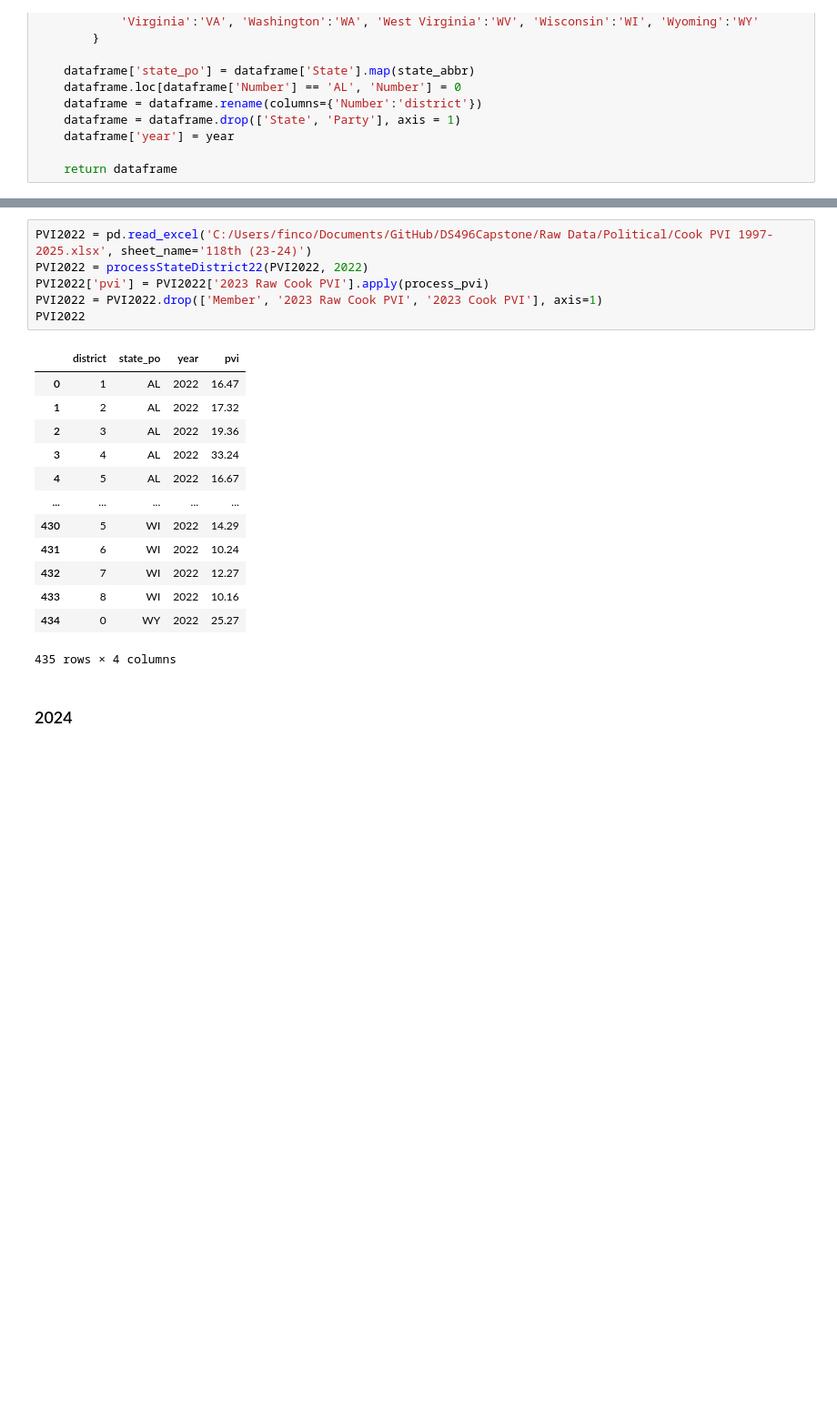
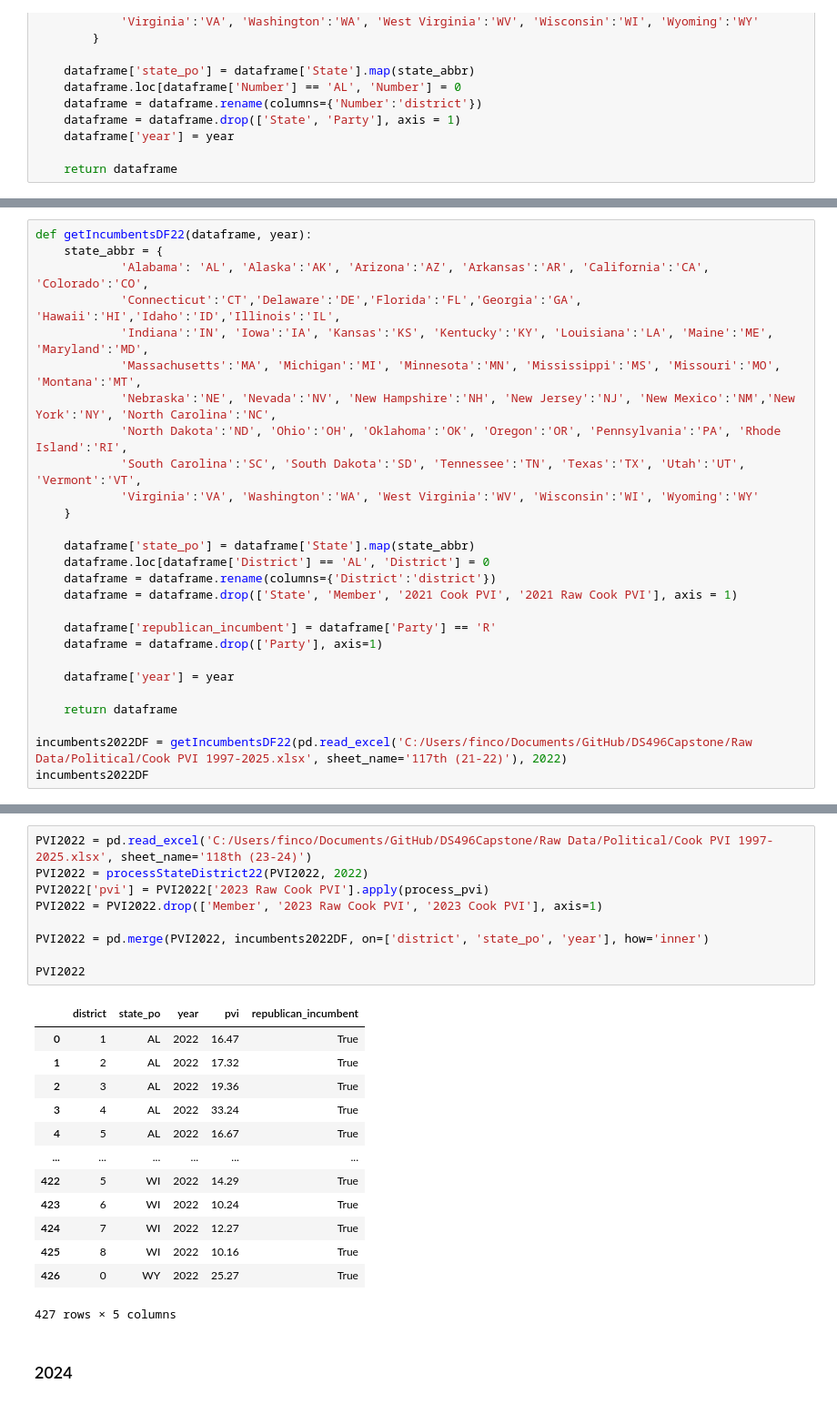
Before and after one commit to fcostell0/DS496Capstone, a Jupyter notebook: Processed Data/HouseElectionDataProcessing.ipynb, the cells around one changed output, grey strips where cells are left out. Shown at 91% size. Saved outputs shown, nothing was run; the diff lists cells and outputs as text; blank space fills up the shorter version.

```diff
--- a/Processed Data/HouseElectionDataProcessing.ipynb
+++ b/Processed Data/HouseElectionDataProcessing.ipynb
@@ -372,0 +379,27 @@ def processStateDistrict22(dataframe, year):
+# %%
+def getIncumbentsDF22(dataframe, year):
+    state_abbr = {
+            'Alabama': 'AL', 'Alaska':'AK', 'Arizona':'AZ', 'Arkansas':'AR', 'California':'CA', 'Colorado':'CO',
+            'Connecticut':'CT','Delaware':'DE','Florida':'FL','Georgia':'GA', 'Hawaii':'HI','Idaho':'ID','Illinois':'IL',
+            'Indiana':'IN', 'Iowa':'IA', 'Kansas':'KS', 'Kentucky':'KY', 'Louisiana':'LA', 'Maine':'ME', 'Maryland':'MD',
+            'Massachusetts':'MA', 'Michigan':'MI', 'Minnesota':'MN', 'Mississippi':'MS', 'Missouri':'MO', 'Montana':'MT',
+            'Nebraska':'NE', 'Nevada':'NV', 'New Hampshire':'NH', 'New Jersey':'NJ', 'New Mexico':'NM','New York':'NY', 'North Carolina':'NC',
+            'North Dakota':'ND', 'Ohio':'OH', 'Oklahoma':'OK', 'Oregon':'OR', 'Pennsylvania':'PA', 'Rhode Island':'RI',
+            'South Carolina':'SC', 'South Dakota':'SD', 'Tennessee':'TN', 'Texas':'TX', 'Utah':'UT', 'Vermont':'VT',
+            'Virginia':'VA', 'Washington':'WA', 'West Virginia':'WV', 'Wisconsin':'WI', 'Wyoming':'WY'
+    }
+
+    dataframe['state_po'] = dataframe['State'].map(state_abbr)
+    dataframe.loc[dataframe['District'] == 'AL', 'District'] = 0
+    dataframe = dataframe.rename(columns={'District':'district'})
+    dataframe = dataframe.drop(['State', 'Member', '2021 Cook PVI', '2021 Raw Cook PVI'], axis = 1)
+
+    dataframe['republican_incumbent'] = dataframe['Party'] == 'R'
+    dataframe = dataframe.drop(['Party'], axis=1)
+
+    dataframe['year'] = year
+
+    return dataframe
+
+incumbents2022DF = getIncumbentsDF22(pd.read_excel('C:/Users/finco/Documents/GitHub/DS496Capstone/Raw Data/Political/Cook PVI 1997-2025.xlsx', sheet_name='117th (21-22)'), 2022)
+incumbents2022DF
@@ -373,23 +420,26 @@ def processStateDistrict22(dataframe, year):
 # %%
 PVI2022 = pd.read_excel('C:/Users/finco/Documents/GitHub/DS496Capstone/Raw Data/Political/Cook PVI 1997-2025.xlsx', sheet_name='118th (23-24)')
 PVI2022 = processStateDistrict22(PVI2022, 2022)
 PVI2022['pvi'] = PVI2022['2023 Raw Cook PVI'].apply(process_pvi)
 PVI2022 = PVI2022.drop(['Member', '2023 Raw Cook PVI', '2023 Cook PVI'], axis=1)
+
+PVI2022 = pd.merge(PVI2022, incumbents2022DF, on=['district', 'state_po', 'year'], how='inner')
+
 PVI2022
 # %% [output]
-|  | district | state_po | year | pvi |
-| 0 | 1 | AL | 2022 | 16.47 |
-| 1 | 2 | AL | 2022 | 17.32 |
-| 2 | 3 | AL | 2022 | 19.36 |
-| 3 | 4 | AL | 2022 | 33.24 |
-| 4 | 5 | AL | 2022 | 16.67 |
-| ... | ... | ... | ... | ... |
-| 430 | 5 | WI | 2022 | 14.29 |
-| 431 | 6 | WI | 2022 | 10.24 |
-| 432 | 7 | WI | 2022 | 12.27 |
-| 433 | 8 | WI | 2022 | 10.16 |
-| 434 | 0 | WY | 2022 | 25.27 |
+|  | district | state_po | year | pvi | republican_incumbent |
+| 0 | 1 | AL | 2022 | 16.47 | True |
+| 1 | 2 | AL | 2022 | 17.32 | True |
+| 2 | 3 | AL | 2022 | 19.36 | True |
+| 3 | 4 | AL | 2022 | 33.24 | True |
+| 4 | 5 | AL | 2022 | 16.67 | True |
+| ... | ... | ... | ... | ... | ... |
+| 422 | 5 | WI | 2022 | 14.29 | True |
+| 423 | 6 | WI | 2022 | 10.24 | True |
+| 424 | 7 | WI | 2022 | 12.27 | True |
+| 425 | 8 | WI | 2022 | 10.16 | True |
+| 426 | 0 | WY | 2022 | 25.27 | True |
-435 rows × 4 columns
+427 rows × 5 columns
 # %% [markdown]
 ### 2024
 # %%
```
Also changed, not shown: parts of 16 cells of this notebook, 3 other files.
